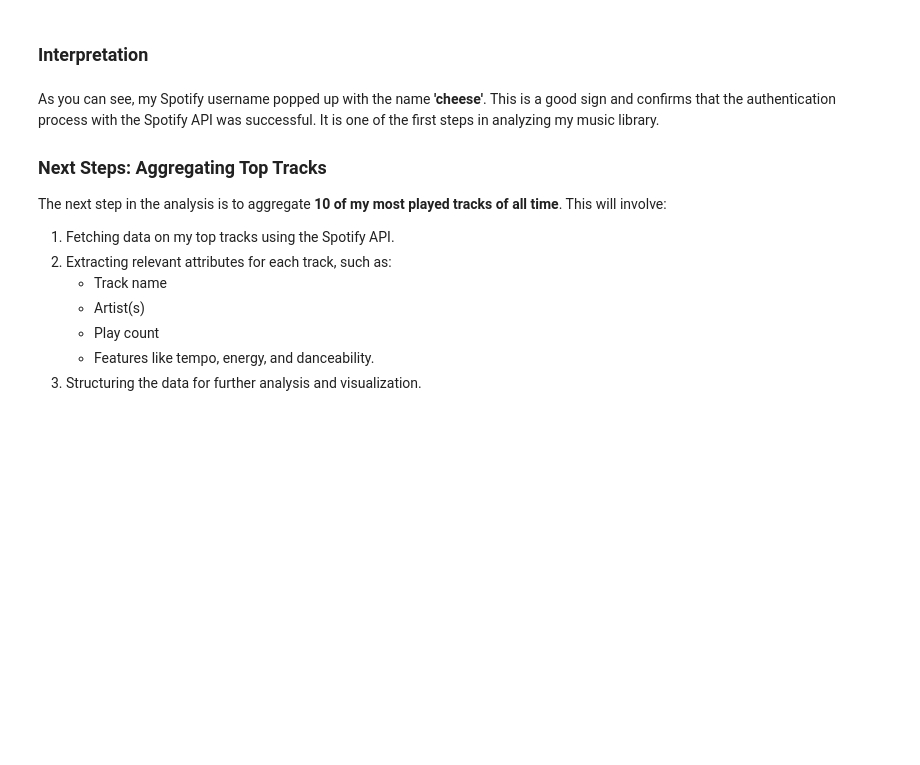
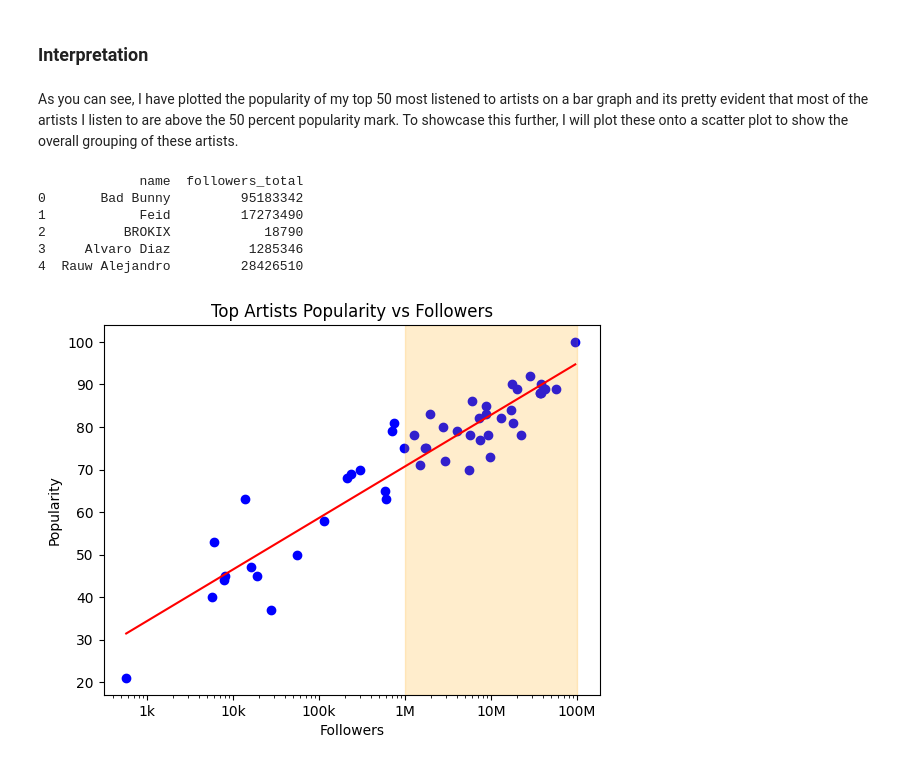
Before and after one commit to Luis-Rosario-Alers/spotify_analysis, a Jupyter notebook: analysis.ipynb, the cells around one changed output. Saved outputs shown, nothing was run; the diff lists cells and outputs as text; code cells hidden in the pictures; blank space fills up the shorter version.

```diff
--- a/analysis.ipynb
+++ b/analysis.ipynb
@@ -127,16 +45,42 @@ Error:
 # %% [markdown]
 ### Interpretation
 # %% [markdown]
-As you can see, my Spotify username popped up with the name **'cheese'**. This is a good sign and confirms that the authentication process with the Spotify API was successful. It is one of the first steps in analyzing my music library.
-
-### Next Steps: Aggregating Top Tracks
-
-The next step in the analysis is to aggregate **10 of my most played tracks of all time**. This will involve:
-
-1. Fetching data on my top tracks using the Spotify API.
-2. Extracting relevant attributes for each track, such as:
-   - Track name
-   - Artist(s)
-   - Play count
-   - Features like tempo, energy, and danceability.
-3. Structuring the data for further analysis and visualization.
+As you can see, I have plotted the popularity of my top 50 most listened to artists on a bar graph and its pretty evident that most of the artists I listen to are above the 50 percent popularity mark. To showcase this further, I will plot these onto a scatter plot to show the overall grouping of these artists.
+# %%
+artists_df['followers_total'] = artists_df['followers'].apply(lambda x: x['total'])
+
+print(artists_df[['name', 'followers_total']].head())
+
+z = np.polyfit(np.log10(artists_df['followers_total']), artists_df['popularity'], 1)
+p = np.poly1d(z)
+
+plt.scatter(x=artists_df['followers_total'], y=artists_df['popularity'], color='blue')
+
+plt.axvspan(1e6, 1e8, color='orange', alpha=0.2, label='Cluster: 1M-100M followers')
+
+plt.title(label='Top Artists Popularity vs Followers')
+plt.xlabel(xlabel='Followers')
+plt.ylabel(ylabel='Popularity')
+plt.xscale('log')
+
+x_vals = np.logspace(
+    np.log10(artists_df['followers_total'].min()),
+    np.log10(artists_df['followers_total'].max()),
+    100
+)
+
+ticks = [1e2, 1e3, 1e4, 1e5, 1e6, 1e7, 1e8]
+labels = ['100', '1k', '10k', '100k', '1M', '10M', '100M']
+plt.xticks(ticks, labels)
+
+plt.plot(x_vals, p(np.log10(x_vals)), color='red', label='Trendline')
+
+plt.show()
+# %% [output]
+             name  followers_total
+0       Bad Bunny         95183342
+1            Feid         17273490
+2          BROKIX            18790
+3     Alvaro Diaz          1285346
+4  Rauw Alejandro         28426510
+[figure, added]
```
Also changed, not shown: parts of 2 cells of this notebook, 1 other file.
